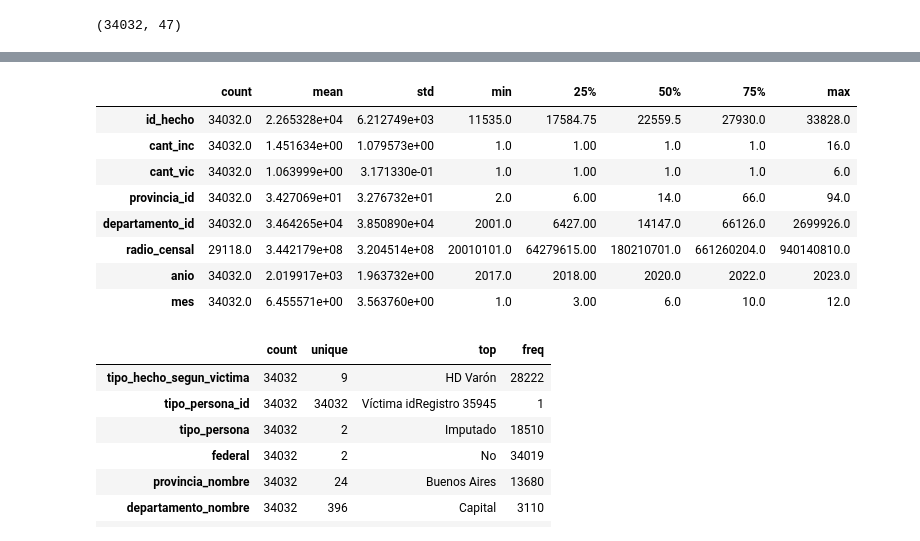
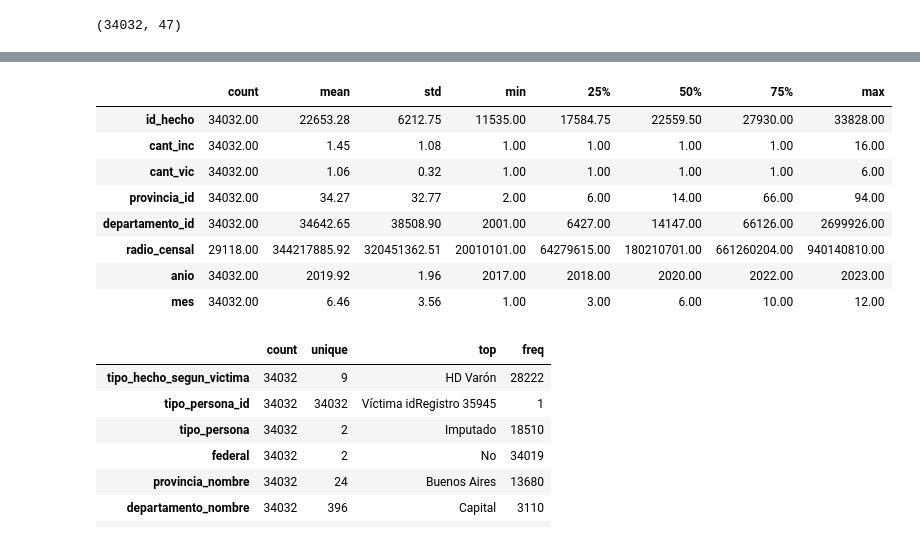
Before and after one commit to nicolasero87/Homicidios_dolosos_Argentina, a Jupyter notebook: 6_Primer_entregable_Ds2_Nicolas_Roman_Homicidios_en_Argentina.ipynb, the cells around one changed output, grey strips where cells are left out. Saved outputs shown, nothing was run; the diff lists cells and outputs as text; code cells hidden in the pictures.

```diff
--- a/6_Primer_entregable_Ds2_Nicolas_Roman_Homicidios_en_Argentina.ipynb
+++ b/6_Primer_entregable_Ds2_Nicolas_Roman_Homicidios_en_Argentina.ipynb
@@ -163,16 +249,16 @@ df.shape
 # %%
 #metodo para describir las variables del data set y redondear los valores decimales a 2 cifras
-df.describe().T
+df.describe().T.applymap(lambda x: f'{x:.2f}')
 # %% [output]
 |  | count | mean | std | min | 25% | 50% | 75% | max |
-| id_hecho | 34032.0 | 2.265328e+04 | 6.212749e+03 | 11535.0 | 17584.75 | 22559.5 | 27930.0 | 33828.0 |
-| cant_inc | 34032.0 | 1.451634e+00 | 1.079573e+00 | 1.0 | 1.00 | 1.0 | 1.0 | 16.0 |
-| cant_vic | 34032.0 | 1.063999e+00 | 3.171330e-01 | 1.0 | 1.00 | 1.0 | 1.0 | 6.0 |
-| provincia_id | 34032.0 | 3.427069e+01 | 3.276732e+01 | 2.0 | 6.00 | 14.0 | 66.0 | 94.0 |
-| departamento_id | 34032.0 | 3.464265e+04 | 3.850890e+04 | 2001.0 | 6427.00 | 14147.0 | 66126.0 | 2699926.0 |
-| radio_censal | 29118.0 | 3.442179e+08 | 3.204514e+08 | 20010101.0 | 64279615.00 | 180210701.0 | 661260204.0 | 940140810.0 |
-| anio | 34032.0 | 2.019917e+03 | 1.963732e+00 | 2017.0 | 2018.00 | 2020.0 | 2022.0 | 2023.0 |
-| mes | 34032.0 | 6.455571e+00 | 3.563760e+00 | 1.0 | 3.00 | 6.0 | 10.0 | 12.0 |
+| id_hecho | 34032.00 | 22653.28 | 6212.75 | 11535.00 | 17584.75 | 22559.50 | 27930.00 | 33828.00 |
+| cant_inc | 34032.00 | 1.45 | 1.08 | 1.00 | 1.00 | 1.00 | 1.00 | 16.00 |
+| cant_vic | 34032.00 | 1.06 | 0.32 | 1.00 | 1.00 | 1.00 | 1.00 | 6.00 |
+| provincia_id | 34032.00 | 34.27 | 32.77 | 2.00 | 6.00 | 14.00 | 66.00 | 94.00 |
+| departamento_id | 34032.00 | 34642.65 | 38508.90 | 2001.00 | 6427.00 | 14147.00 | 66126.00 | 2699926.00 |
+| radio_censal | 29118.00 | 344217885.92 | 320451362.51 | 20010101.00 | 64279615.00 | 180210701.00 | 661260204.00 | 940140810.00 |
+| anio | 34032.00 | 2019.92 | 1.96 | 2017.00 | 2018.00 | 2020.00 | 2022.00 | 2023.00 |
+| mes | 34032.00 | 6.46 | 3.56 | 1.00 | 3.00 | 6.00 | 10.00 | 12.00 |
 # %%
 df.describe(include='object').T
 # %% [output]
```
Also changed, not shown: parts of 51 cells of this notebook.
